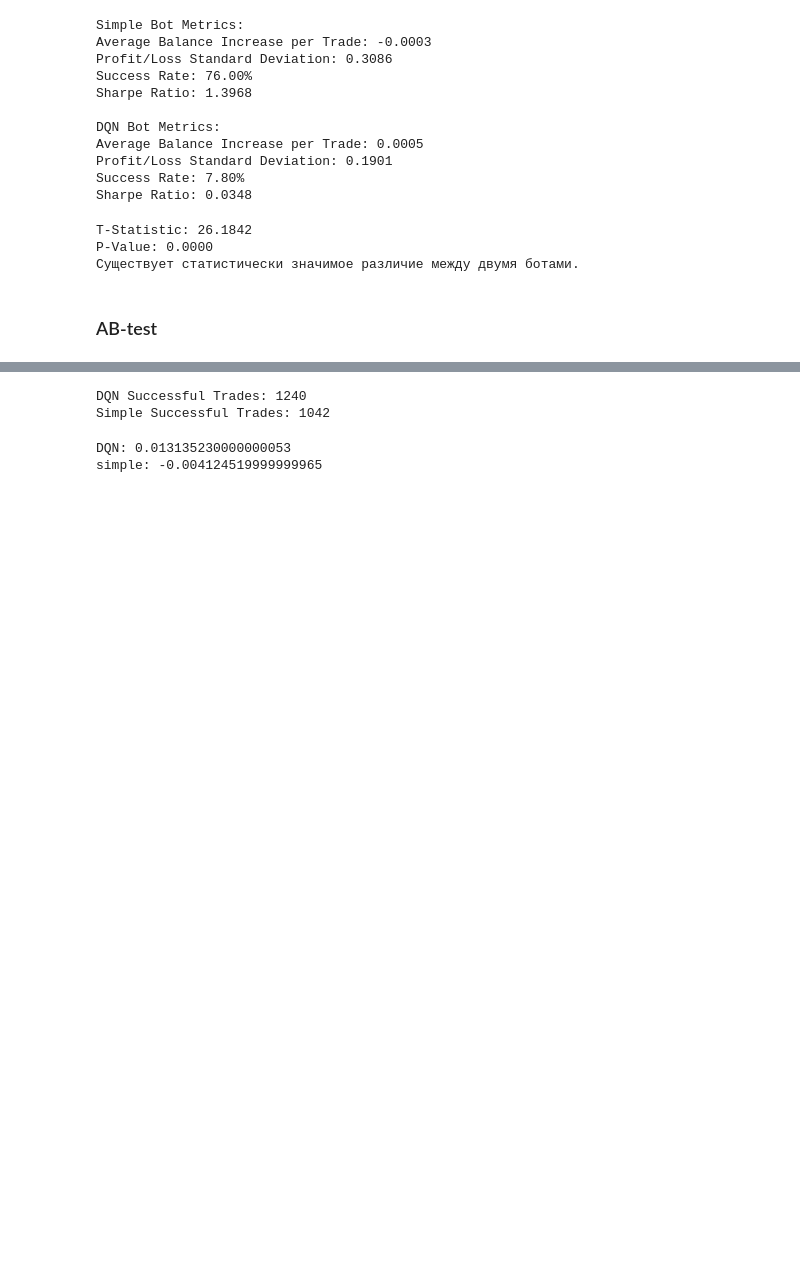
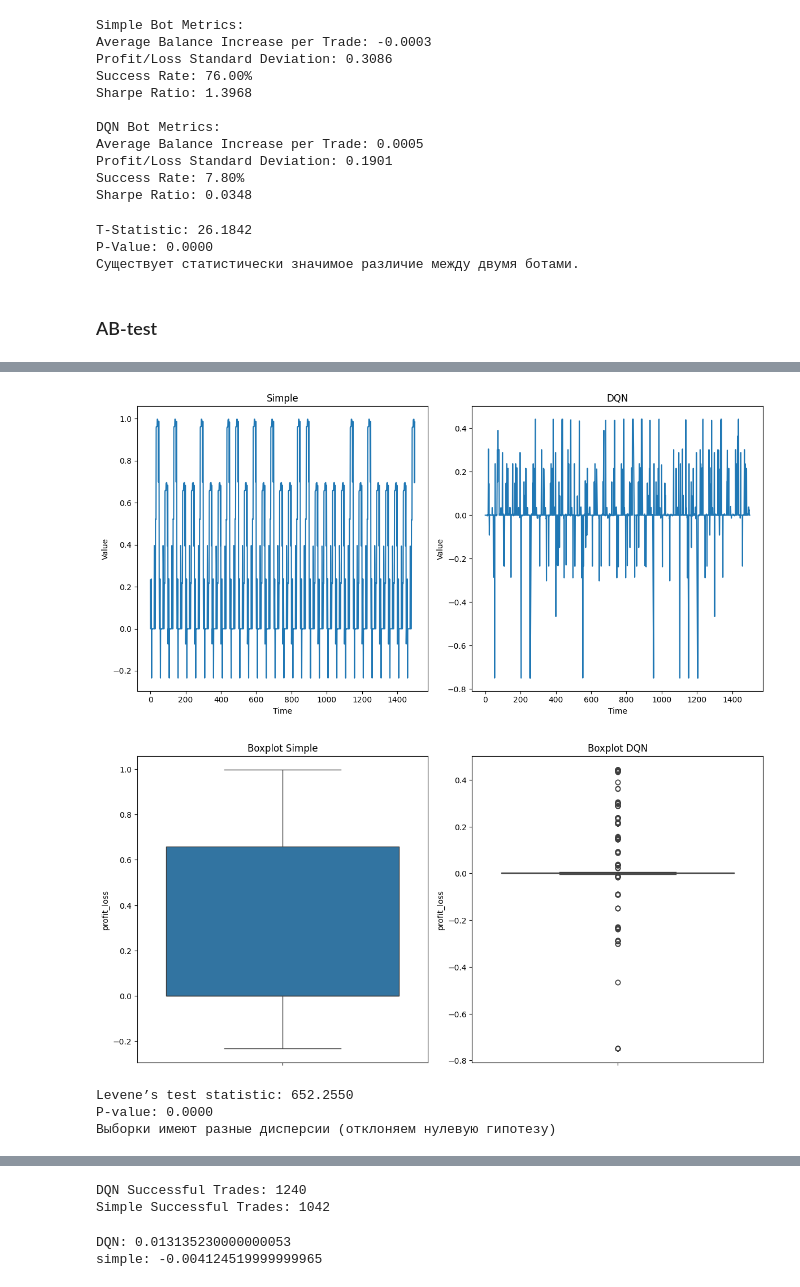
Before and after one commit to Zeerax-nya/Trading_bot, a Jupyter notebook: TradingBot.ipynb, the cells around one changed output, grey strips where cells are left out. Cells and saved outputs as stored; diff of their text form; code cells hidden in the pictures; blank space fills up the shorter version.

Commit message:
Merge remote-tracking branch 'origin/master'
# Conflicts:
#	dqn_transactions.csv
#	simple_transactions.csv

```diff
--- a/TradingBot.ipynb
+++ b/TradingBot.ipynb
@@ -2694,0 +2741,61 @@ Simple Average Profit/Loss: 0.2943
+# %%
+q_low_dqn = dqn_transactions_df_['profit_loss'].quantile(0.005)
+q_high_dqn = dqn_transactions_df_['profit_loss'].quantile(0.995)
+filtered_dqn_df = dqn_transactions_df_[(dqn_transactions_df_['profit_loss'] > q_low_dqn) & (dqn_transactions_df_['profit_loss'] < q_high_dqn)]
+
+q_low_simple = simple_transactions_df_['profit_loss'].quantile(0.005)
+q_high_simple = simple_transactions_df_['profit_loss'].quantile(0.995)
+filtered_simple_df = simple_transactions_df_[(simple_transactions_df_['profit_loss'] > q_low_simple) & (simple_transactions_df_['profit_loss'] < q_high_simple)]
+
+
+plt.figure(figsize=(12, 6))
+plt.subplot(1, 2, 1)
+plt.plot(filtered_simple_df['profit_loss'])
+plt.title('Simple')
+plt.xlabel('Time')
+plt.ylabel('Value')
+
+plt.subplot(1, 2, 2)
+plt.plot(filtered_dqn_df['profit_loss'])
+plt.title('DQN')
+plt.xlabel('Time')
+plt.ylabel('Value')
+
+plt.tight_layout()
+plt.show()
+
+# Boxplot для выявления выбросов
+plt.figure(figsize=(12, 6))
+plt.subplot(1, 2, 1)
+sns.boxplot(filtered_simple_df['profit_loss'])
+plt.title('Boxplot Simple')
+
+plt.subplot(1, 2, 2)
+sns.boxplot(filtered_dqn_df['profit_loss'])
+plt.title('Boxplot DQN')
+
+plt.tight_layout()
+plt.show()
+# %% [output]
+[figure, added]
+[figure, added]
+# %%
+from scipy.stats import levene
+
+# Проведение теста Левена
+# stat, p_value = levene(simple_transactions_df_['profit_loss'], dqn_transactions_df_['profit_loss'])
+stat, p_value = levene(filtered_simple_df['profit_loss'], filtered_dqn_df['profit_loss'])
+
+print(f'Levene’s test statistic: {stat:.4f}')
+print(f'P-value: {p_value:.4f}')
+
+# Интерпретация результатов
+alpha = 0.05
+if p_value > alpha:
+    print('Обе выборки имеют равные дисперсии (не отклоняем нулевую гипотезу)')
+else:
+    print('Выборки имеют разные дисперсии (отклоняем нулевую гипотезу)')
+# %% [output]
+Levene’s test statistic: 652.2550
+P-value: 0.0000
+Выборки имеют разные дисперсии (отклоняем нулевую гипотезу)
```
Also changed, not shown: parts of 18 cells of this notebook.
